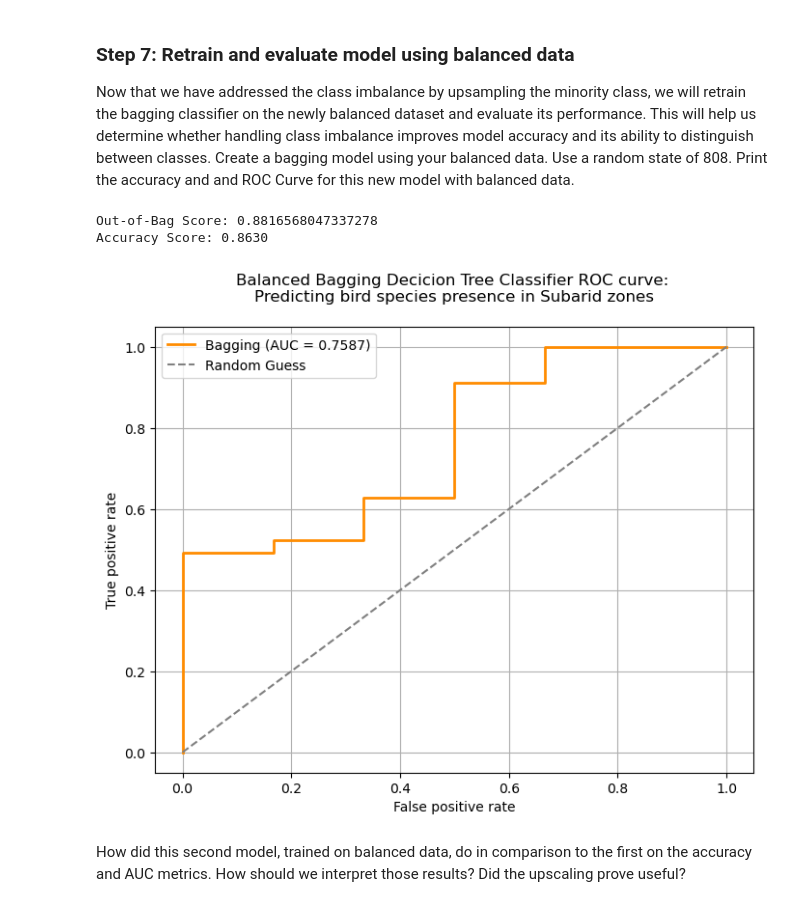
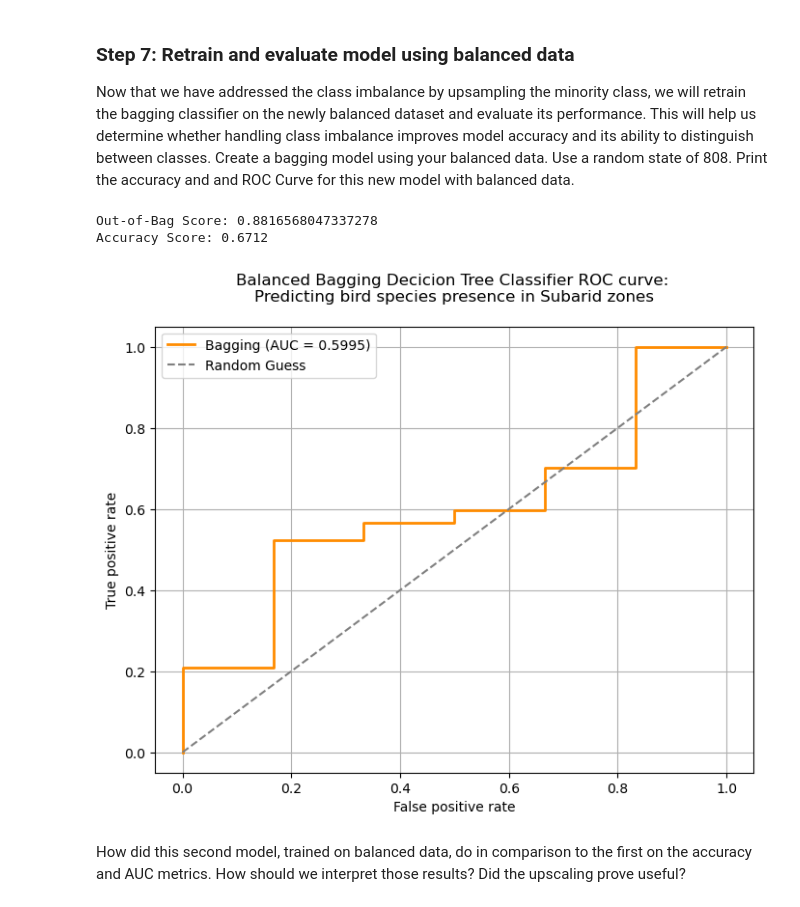
Before and after one commit to haylee360/EDS232-labs, a Jupyter notebook: Week5/lab5-birds.ipynb, the cells around one changed output. Cells and saved outputs as stored; diff of their text form; code cells hidden in the pictures.

```diff
--- a/Week5/lab5-birds.ipynb
+++ b/Week5/lab5-birds.ipynb
@@ -34,13 +34,14 @@ The 7 column names that start with "Diet:" should be renamed to simpler version
 Then select only that list of 21 key variables. **Print the head of your dataframe.**
 # %%
 # Read in csv
-birds = pd.read_csv('BirdTraitData.csv', encoding='unicode_escape')
+birds = pd.read_csv('BirdTraitData.csv', encoding='unicode_escape', na_values=-999)
+# birds = pd.read_csv('~/../../courses/EDS232/Data/BirdTraitData.csv ', encoding='unicode_escape', na_values=-999)
 # %%
 # Remove unnecessary characters
 birds.columns = birds.columns.str.replace(': ', '_')
 
 # Rename columns
-birds = birds.rename(columns={\
+birds = birds.rename(columns={
     'Diet_invertebrates': 'Diet_Invertebrates',
     'Diet_vertebrates': 'Diet_Vertebrates',
     'Diet_fruits' : 'Diet_Fruits',
@@ -115,6 +116,6 @@ bagging = BaggingClassifier(n_estimators = 100,
                             random_state = 808)
 
 # Train bagging model
-bagging.fit(X_train, y_train)
+bagging.fit(X_train_scaled, y_train)
 # %% [output]
 BaggingClassifier(n_estimators=100, oob_score=True, random_state=808)
@@ -220,13 +216,19 @@ y_train_upsampled_minority = resample(y_train_minority,
                                      replace=True)
 
 # Combine majority and upsampled minority class
-X_train_upsampled = pd.concat([X_train_upsampled_minority, X_train_majority])
-y_train_upsampled = pd.concat([y_train_upsampled_minority, y_train_majority])
+X_train_upsampled = pd.concat([X_train_majority, X_train_upsampled_minority])
+y_train_upsampled = pd.concat([y_train_majority, y_train_upsampled_minority])
 
 # # Shuffle the dataset
 X_train_upsampled = resample(X_train_upsampled, random_state = 808)
 y_train_upsampled = resample(y_train_upsampled, random_state = 808)
 
+# Rescale data
+scaler = StandardScaler()
+X_train_upsampled = scaler.fit_transform(X_train_upsampled)
+X_test_scaled = scaler.fit_transform(X_test)
+
+
 # Print value counts
 print("\nResampled data (y train):\n", y_train_upsampled.value_counts())
 # %% [output]
@@ -239,46 +241,48 @@ Name: count, dtype: int64
 ### Step 7: Retrain and evaluate model using balanced data
 
 Now that we have addressed the class imbalance by upsampling the minority class, we will retrain the bagging classifier on the newly balanced dataset and evaluate its performance. This will help us determine whether handling class imbalance improves model accuracy and its ability to distinguish between classes. Create a bagging model using your balanced data. Use a random state of 808. Print the accuracy and and ROC Curve for this new model with balanced data.
+# %%
+# Initialize our new model
+bagging_retrained = BaggingClassifier(n_estimators = 100,
+                                    bootstrap = True,
+                                    oob_score = True,
+                                    random_state = 808)
+
+# Fit the model
+bagging_retrained.fit(X_train_upsampled, y_train_upsampled)
+
+# Make predictions
+bagging_retrained_preds = bagging_retrained.predict(X_test_scaled)
+
+# Calculate accuracy
+accuracy_retrained = accuracy_score(y_test, bagging_retrained_preds)
+oob_score_retrained = bagging.oob_score_
+
+print(f"Out-of-Bag Score: {oob_score_retrained}")
+print(f"Accuracy Score: {accuracy_retrained:.4f}")
+# %% [output]
+Out-of-Bag Score: 0.8816568047337278
+Accuracy Score: 0.6712
 # %%
-# Initialize our new model
-bagging_retrained = BaggingClassifier(n_estimators = 100,
-                                    bootstrap = True,
-                                    oob_score = True,
-                                    random_state = 808)
-
-# Fit the model
-bagging_retrained.fit(X_train_upsampled, y_train_upsampled)
-
-# Make predictions
-bagging_retrained_preds = bagging_retrained.predict(X_test)
-
-# Calculate accuracy
-accuracy_retrained = accuracy_score(y_test, bagging_retrained_preds)
-oob_score_retrained = bagging.oob_score_
-
-print(f"Out-of-Bag Score: {oob_score_retrained}")
-print(f"Accuracy Score: {accuracy_retrained:.4f}")
 
 # Calculate ROC Curve
-fpr_bal, tpr_bal, _ = roc_curve(y_test, bagging_retrained.predict_proba(X_test)[:,1])
+fpr_bal, tpr_bal, _ = roc_curve(y_test, bagging_retrained.predict_proba(X_test_scaled)[:,1])
 
 # Calculate AUC
 roc_auc_bagging_retrained = auc(fpr_bal, tpr_bal)
 
 # Plot ROC curve
 plt.figure(figsize = (8,6))
 plt.plot(fpr_bal, tpr_bal, color = 'darkorange', lw = 2, label = f'Bagging (AUC = {roc_auc_bagging_retrained:.4f})')
 plt.plot([0, 1], [0, 1], color="gray", linestyle="--", label="Random Guess")
 plt.xlabel('False positive rate')
 plt.ylabel('True positive rate')
 plt.title('Balanced Bagging Decicion Tree Classifier ROC curve: \nPredicting bird species presence in Subarid zones\n')
 plt.legend()
 plt.grid(True)
 plt.show()
 # %% [output]
-Out-of-Bag Score: 0.8816568047337278
-Accuracy Score: 0.8630
-[figure, old version]
+[figure, new version]
 # %% [markdown]
 How did this second model, trained on balanced data, do in comparison to the first on the accuracy and AUC metrics.  How should we interpret those results?  Did the upscaling prove useful?
 # %% [markdown]
```
Also changed, not shown: parts of 7 cells of this notebook.
